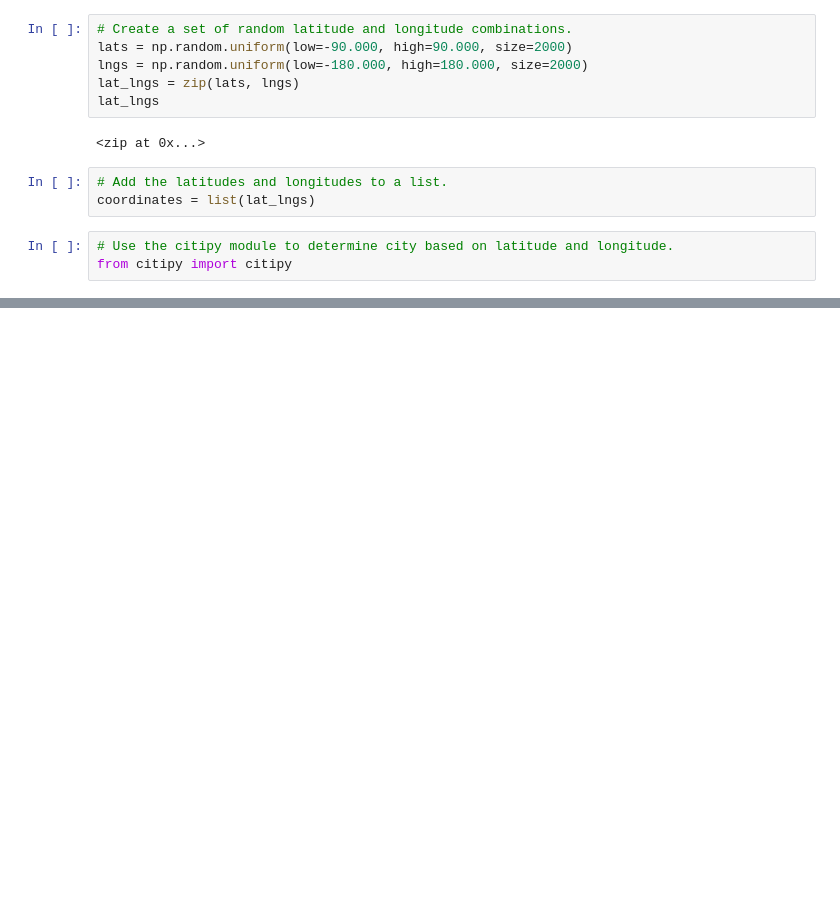
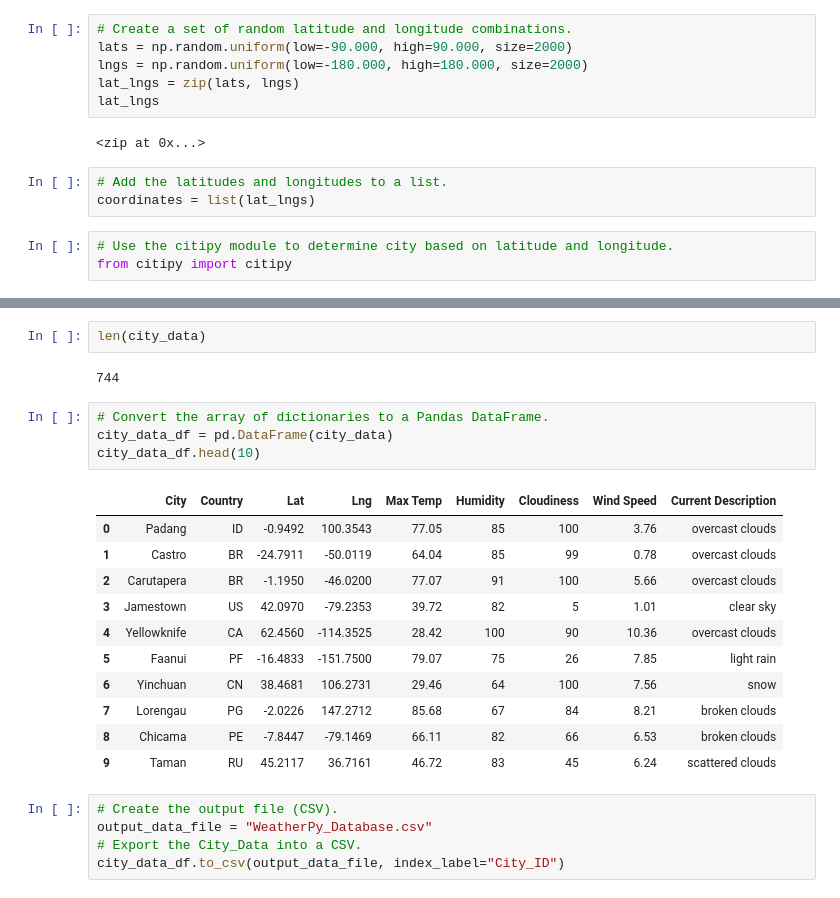
Before and after one commit to mfink13/WeatherPy, a Jupyter notebook: Weather_Database/Weather_Database.ipynb, the cells around one changed output, grey strips where cells are left out. Drawn from its saved outputs; the diff is of its cells as text; blank space fills up the shorter version.

Commit message:
database complete

```diff
--- a/Weather_Database/Weather_Database.ipynb
+++ b/Weather_Database/Weather_Database.ipynb
@@ -127,0 +127,25 @@ City not found. Skipping...
+# %%
+len(city_data)
+# %% [output]
+744
+# %%
+# Convert the array of dictionaries to a Pandas DataFrame.
+city_data_df = pd.DataFrame(city_data)
+city_data_df.head(10)
+# %% [output]
+|  | City | Country | Lat | Lng | Max Temp | Humidity | Cloudiness | Wind Speed | Current Description |
+| 0 | Padang | ID | -0.9492 | 100.3543 | 77.05 | 85 | 100 | 3.76 | overcast clouds |
+| 1 | Castro | BR | -24.7911 | -50.0119 | 64.04 | 85 | 99 | 0.78 | overcast clouds |
+| 2 | Carutapera | BR | -1.1950 | -46.0200 | 77.07 | 91 | 100 | 5.66 | overcast clouds |
+| 3 | Jamestown | US | 42.0970 | -79.2353 | 39.72 | 82 | 5 | 1.01 | clear sky |
+| 4 | Yellowknife | CA | 62.4560 | -114.3525 | 28.42 | 100 | 90 | 10.36 | overcast clouds |
+| 5 | Faanui | PF | -16.4833 | -151.7500 | 79.07 | 75 | 26 | 7.85 | light rain |
+| 6 | Yinchuan | CN | 38.4681 | 106.2731 | 29.46 | 64 | 100 | 7.56 | snow |
+| 7 | Lorengau | PG | -2.0226 | 147.2712 | 85.68 | 67 | 84 | 8.21 | broken clouds |
+| 8 | Chicama | PE | -7.8447 | -79.1469 | 66.11 | 82 | 66 | 6.53 | broken clouds |
+| 9 | Taman | RU | 45.2117 | 36.7161 | 46.72 | 83 | 45 | 6.24 | scattered clouds |
+# %%
+# Create the output file (CSV).
+output_data_file = "WeatherPy_Database.csv"
+# Export the City_Data into a CSV.
+city_data_df.to_csv(output_data_file, index_label="City_ID")
```
Also changed, not shown: parts of 4 cells of this notebook, 3 other files.
